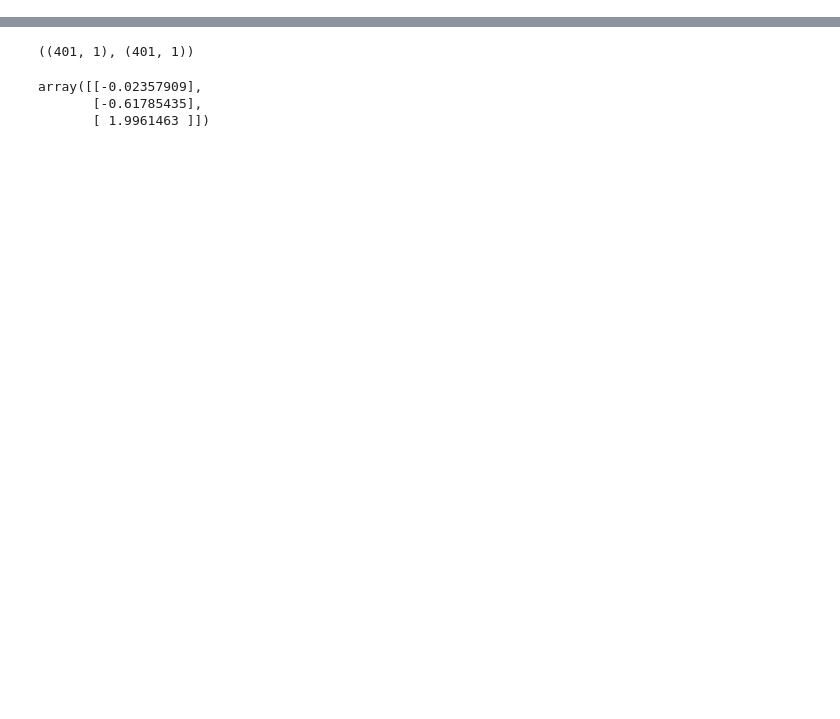
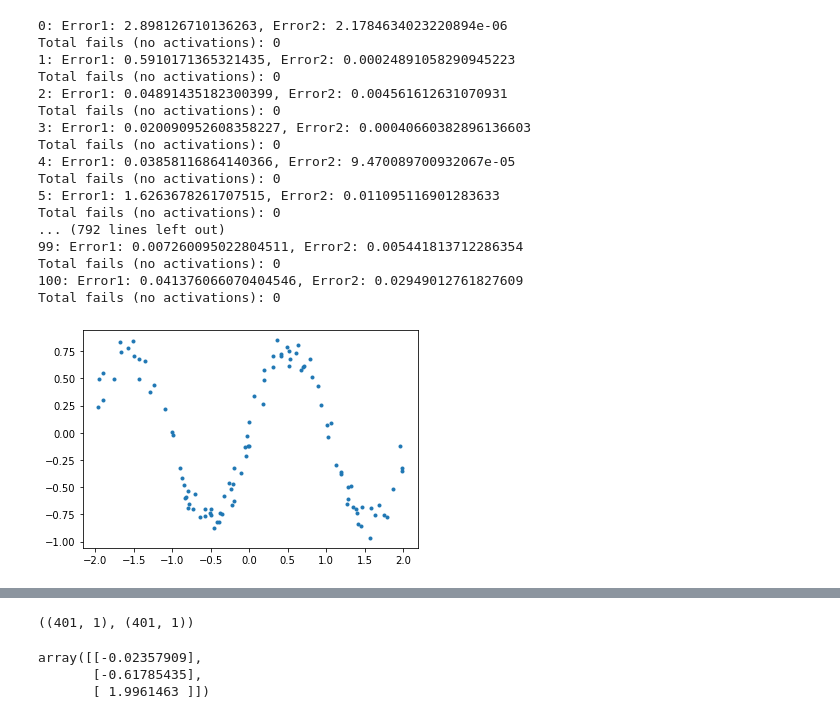
Before and after one commit to bready1/BNet, a Jupyter notebook: attempt3.ipynb, the cells around one changed output, grey strips where cells are left out. Cells and saved outputs as stored; diff of their text form; code cells hidden in the pictures; blank space fills up the shorter version.

```diff
--- a/attempt3.ipynb
+++ b/attempt3.ipynb
@@ -511,7 +513,7 @@ class BNet7:
 
 
 
-    def train(self,xx,YY,passes=1, print_error=False,failed_attempts=5,total_info=1):
+    def train(self,xx,YY,passes=1, print_error=False,return_error=False,failed_attempts=5,total_info=1):
         # trains the network using 'Bayes'
         # xx is the input data, YY measured variable corresponding to xx
         # passes is the number of times you go over the data
@@ -519,6 +521,10 @@ class BNet7:
         # print_error if you want to print the error each time
         # failed_attempts is how many times to try use the same piece of data if each time it
         # means that there are no neurons in a layer and thus can't be used to train
+
+        if return_error:
+            error1=[] # error1 is the error on the sample, before updating
+            error2=[] # error2 is the error on the sample, after updating
 
         #shuffle the data
         inds=np.arange(xx.shape[0])
@@ -536,7 +542,6 @@ class BNet7:
         while still_going:
 
             for ii in range(len(YY)): #for each sample
-
                 if sample_used[ii]<passes and sample_attempted[ii]< failed_attempts: #if this data hasn't already been used too many times
                     x=xx[ii,:]
                     x=x.reshape((1,x.shape[0]))
@@ -557,7 +562,10 @@ class BNet7:
                         for ll in range(len(self.weights)-1,-1,-1):
                             #updating the weight matrices, starting from the final one
 
-                            xl=self.a[ll-1] #set xl to the 'input' of the weight matrix
+                            if ll==0:
+                                xl=np.hstack([np.ones((x.shape[0],1)),x])
+                            else:
+                                xl=self.a[ll-1] #set xl to the 'input' of the weight matrix
 
                             if ll==len(self.weights)-1:
                                 # if we are updating the final weight matrix (which we do first)
@@ -595,6 +603,7 @@ class BNet7:
 
                             # now we have the actual updating!
                             # update the weight matrix
+
                             w=np.linalg.inv(c*(xl.T @ xl) + L) @ (c*(xl.T @ Yl) + L @ w)
 
 #                                 w=np.nan_to_num(w)
@@ -608,12 +617,15 @@ class BNet7:
                                 self.weights[ll][:,self.activated[ll][0,1:]]=w
                             self.Lambda[ll]=L # set Lambda to the new Lambda
 
+                        Y_out,all_activated=self.forward(x) # do another forward pass to see how the error changes
+                        error_out2=np.sum((Y-Y_out)**2) # calculate the new error
+                        if return_error:
+                            error1.append(error_out1)
+                            error2.append(error_out2)
                     else: # if it failed because there were no activations
 #                         print('not today')
                         sample_attempted[ii]+=1 # count fails for this sample
-                    Y_out,all_activated=self.forward(x) # do another forward pass to see how the error changes
 
-                    error_out2=np.sum((Y-Y_out)**2) # calculate the new error
 
                     if print_error:
                         print(str(ii)+': Error1: '+ str(error_out1)+', Error2: '+ str(error_out2)
@@ -624,3 +636,41 @@ class BNet7:
                 # or been attempted and failed the max number of times
                 # then end the training process
                 still_going=False
+        if return_error:
+            return error1, error2
+# %%
+
+n_data=101
+# hidden_layers=[16,32,256,32,16]
+hidden_layer_options=[[16,16,16,16],[128,128,128],[256],[16,32,128,32,16]]
+# hidden_layers=[128,128,128]
+# hidden_layers=[16,32,128,32,16]
+x=np.random.rand(n_data,1)*4-2
+y= 0.8*np.sin(x*3)+np.random.randn(x.shape[0],x.shape[1])*0.1
+x_test=np.linspace(-2,2,1000).reshape(1000,1)
+plt.plot(x,y,'.')
+y_test=[]
+for ii in range(len(hidden_layer_options)):
+    hidden_layers=hidden_layer_options[ii]
+    net=BNet7(hidden_layer_sizes=hidden_layers,input_dim=1,output_dim=1,lambda_initaliser=lambda_initaliser,initialiser_function=initialiser_function)
+    net.train(x,y,print_error=True,passes=1,total_info=1,failed_attempts=10)
+    y_test.append(net.forward(x_test)[0])
+# %% [output]
+0: Error1: 2.898126710136263, Error2: 2.1784634023220894e-06
+Total fails (no activations): 0
+1: Error1: 0.5910171365321435, Error2: 0.00024891058290945223
+Total fails (no activations): 0
+2: Error1: 0.04891435182300399, Error2: 0.004561612631070931
+Total fails (no activations): 0
+3: Error1: 0.020090952608358227, Error2: 0.00040660382896136603
+Total fails (no activations): 0
+4: Error1: 0.03858116864140366, Error2: 9.470089700932067e-05
+Total fails (no activations): 0
+5: Error1: 1.6263678261707515, Error2: 0.011095116901283633
+Total fails (no activations): 0
+... (792 lines left out)
+99: Error1: 0.007260095022804511, Error2: 0.005441813712286354
+Total fails (no activations): 0
+100: Error1: 0.041376066070404546, Error2: 0.02949012761827609
+Total fails (no activations): 0
+[figure, added]
```
Also changed, not shown: parts of 34 cells of this notebook.
